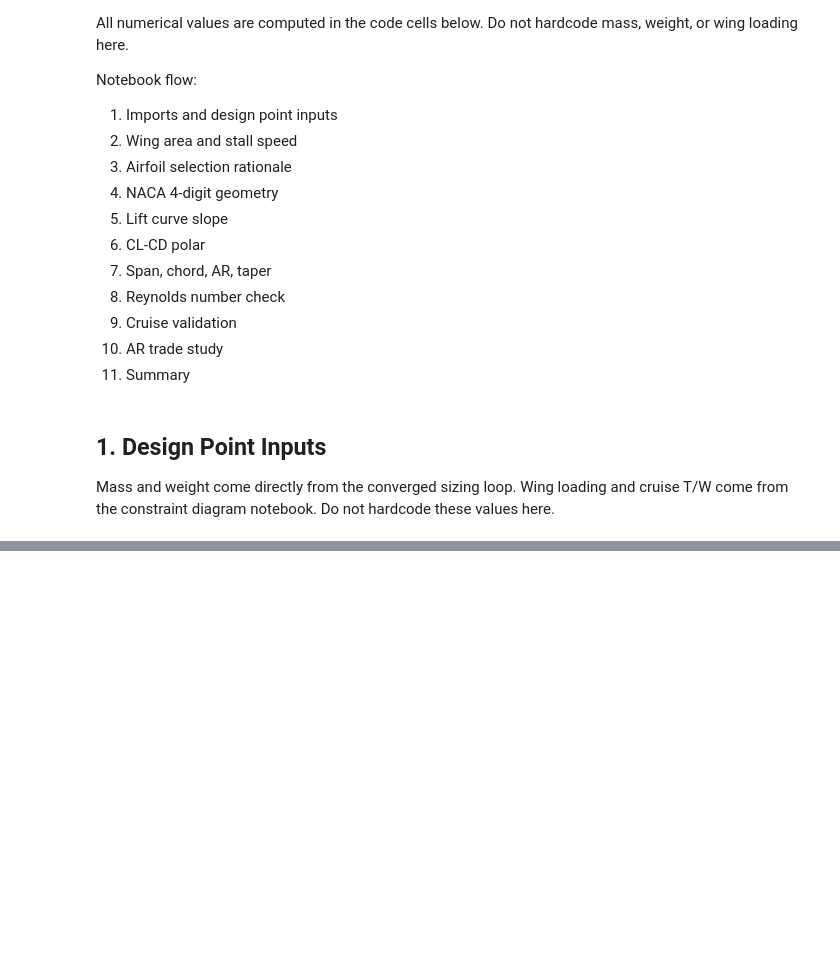
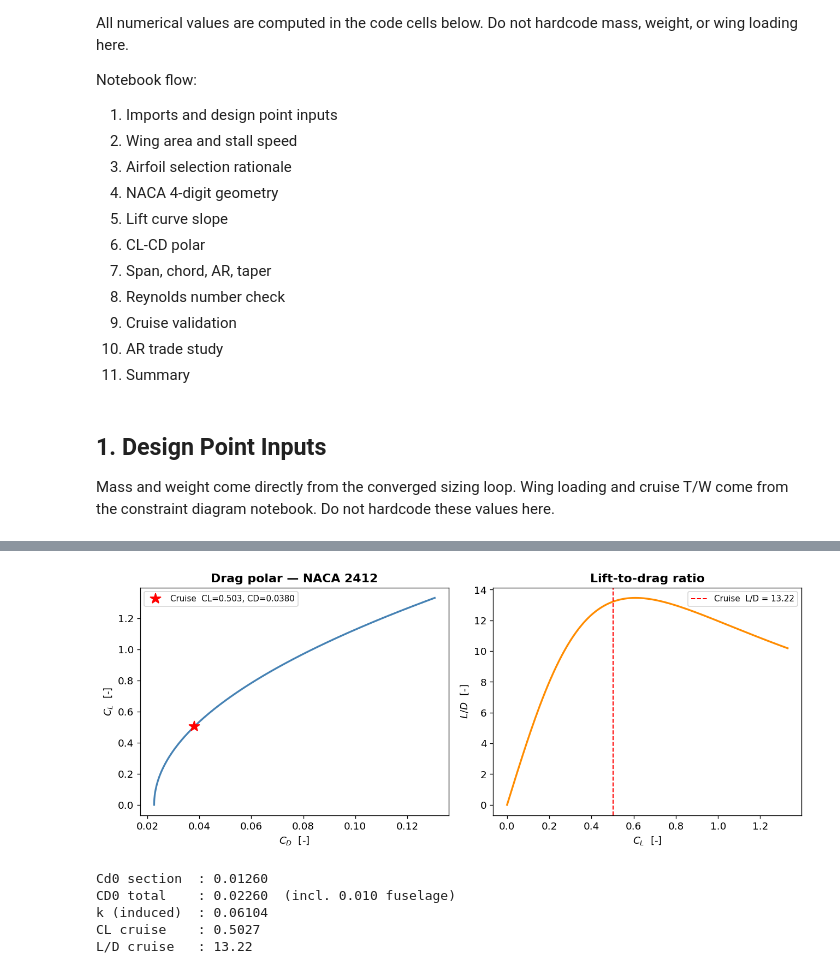
Before and after one commit to onurtuncer/vbat-uav-notebooks, a Jupyter notebook: notebooks/wing_design.ipynb, the cells around one changed output, grey strips where cells are left out. Saved outputs shown, nothing was run; the diff lists cells and outputs as text; code cells hidden in the pictures; blank space fills up the shorter version.

```diff
--- a/notebooks/wing_design.ipynb
+++ b/notebooks/wing_design.ipynb
@@ -56,8 +56,8 @@ aero    = Aerodynamics.from_yaml("../config/aerodynamics.yaml")
 batt    = Battery.from_yaml("../config/battery.yaml")
 wf      = WeightFraction.from_yaml("../config/initial_weight_fraction_estimation.yaml")
 prop    = PropulsiveSystemParameters.from_yaml("../config/propulsive_system_parameters.yaml")
-ff      = ForwardFlightParams.from_yaml("../config/forward_flight.yaml")
-ws      = WingStructureParams.from_yaml("../config/wing_structure.yaml")
+ff      = ForwardFlightParams.from_yaml("../config/forward_flight_params.yaml")   # <-- FIXED
+ws      = WingStructureParams.from_yaml("../config/wing_structure_params.yaml")   # <-- FIXED
 
 # --- run sizing loop ---
 result  = run_sizing_loop(
@@ -85,0 +292,56 @@ FileNotFoundError: [Errno 2] No such file or directory: '../config/forward_fligh
+# %%
+from conceptual_design.airfoil_selection import section_Cd0
+
+Cd0_section = section_Cd0(t)
+CD0_total   = Cd0_section + CD0_FUSELAGE
+k_induced   = 1.0 / (math.pi * aero.AR * e_oswald)
+
+# -- Drag polar ---------------------------------------------------------
+CL_range = np.linspace(0, aero.CL_max * 0.95, 200)
+CD_range = CD0_total + k_induced * CL_range**2
+
+# Cruise operating point
+q_cruise  = 0.5 * env.rho * V_cruise**2
+CL_cruise = WS_design / q_cruise
+CD_cruise = CD0_total + k_induced * CL_cruise**2
+LD_cruise = CL_cruise / CD_cruise
+
+fig, axes = plt.subplots(1, 2, figsize=(11, 4.5))
+
+# Left: polar
+ax = axes[0]
+ax.plot(CD_range, CL_range, lw=2, color='steelblue')
+ax.plot(CD_cruise, CL_cruise, 'r*', ms=12, zorder=5,
+        label=f'Cruise  CL={CL_cruise:.3f}, CD={CD_cruise:.4f}')
+ax.set_xlabel(r'$C_D$  [-]')
+ax.set_ylabel(r'$C_L$  [-]')
+ax.set_title(f'Drag polar — {DESIGNATION}', fontweight='bold')
+ax.legend(fontsize=9)
+
+# Right: L/D vs CL
+LD_range = CL_range / CD_range
+ax2 = axes[1]
+ax2.plot(CL_range, LD_range, lw=2, color='darkorange')
+ax2.axvline(CL_cruise, color='red', lw=1.2, ls='--',
+            label=f'Cruise  L/D = {LD_cruise:.2f}')
+ax2.set_xlabel(r'$C_L$  [-]')
+ax2.set_ylabel(r'$L/D$  [-]')
+ax2.set_title('Lift-to-drag ratio', fontweight='bold')
+ax2.legend(fontsize=9)
+
+plt.tight_layout()
+plt.savefig('cl_cd_polar.png', dpi=150, bbox_inches='tight')
+plt.show()
+
+print(f"Cd0 section  : {Cd0_section:.5f}")
+print(f"CD0 total    : {CD0_total:.5f}  (incl. {CD0_FUSELAGE:.3f} fuselage)")
+print(f"k (induced)  : {k_induced:.5f}")
+print(f"CL cruise    : {CL_cruise:.4f}")
+print(f"L/D cruise   : {LD_cruise:.2f}")
+# %% [output]
+[figure, added]
+Cd0 section  : 0.01260
+CD0 total    : 0.02260  (incl. 0.010 fuselage)
+k (induced)  : 0.06104
+CL cruise    : 0.5027
+L/D cruise   : 13.22
```
Also changed, not shown: parts of 20 cells of this notebook, 6 other files.
